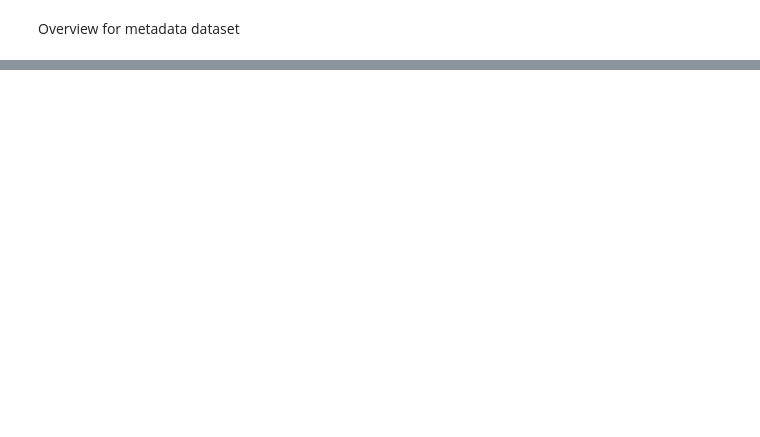
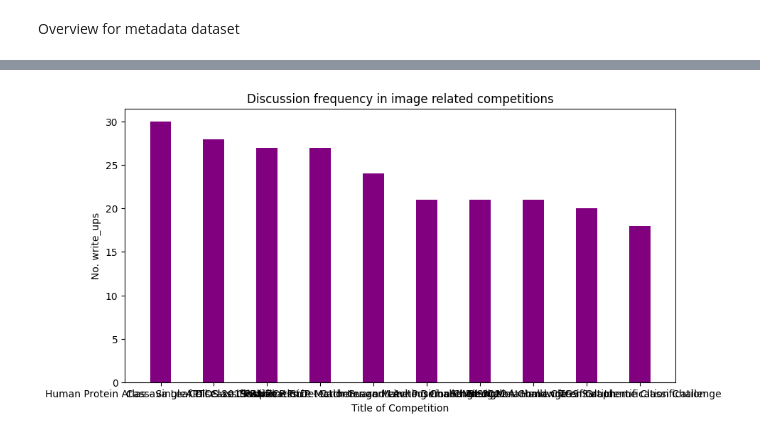
Before and after one commit to aligator4sah/kaggle-ai-report, a Jupyter notebook: Kaggle_AI_Report_Overview.ipynb, the cells around one changed output, grey strips where cells are left out. Saved outputs shown, nothing was run; the diff lists cells and outputs as text; code cells hidden in the pictures; blank space fills up the shorter version.

```diff
--- a/Kaggle_AI_Report_Overview.ipynb
+++ b/Kaggle_AI_Report_Overview.ipynb
@@ -131,0 +84,7 @@ Name: title_of_competition, Length: 173, dtype: int64
+# %%
+# filter the result only related to image or video
+vision_comps = write_ups1[(write_ups1.Writeup.str.contains(
+    'image', 'video') | write_ups1['Title of Competition'].str.contains(
+    'image', 'video')).fillna(False)]
+vision_comps.head()
+print(len(vision_comps))
@@ -131,0 +93,2 @@ Name: title_of_competition, Length: 173, dtype: int64
+# %%
+vision_df = clean_headers(vision_comps)
@@ -131,0 +108,8 @@ Name: title_of_competition, Length: 173, dtype: int64
+# %%
+# Using groupby() and count()
+df2 = vision_df.groupby(['title_of_competition'])['title_of_competition'].count().reset_index(name='counts')
+sortedDF=df2.sort_values('counts', ascending=False)
+
+# select top 10 to visualize
+df2 = sortedDF.iloc[:10]
+print(df2)
@@ -131,0 +128,16 @@ Name: title_of_competition, Length: 173, dtype: int64
+# %%
+courses = df2['title_of_competition']
+values = df2['counts']
+
+fig = plt.figure(figsize = (10, 5))
+
+# creating the bar plot
+plt.bar(courses, values, color ='purple',
+        width = 0.4)
+
+plt.xlabel("Title of Competition")
+plt.ylabel("No. write_ups")
+plt.title("Discussion frequency in image related competitions")
+plt.show()
+# %% [output]
+[figure, added]
```
Also changed, not shown: parts of 23 cells of this notebook.
